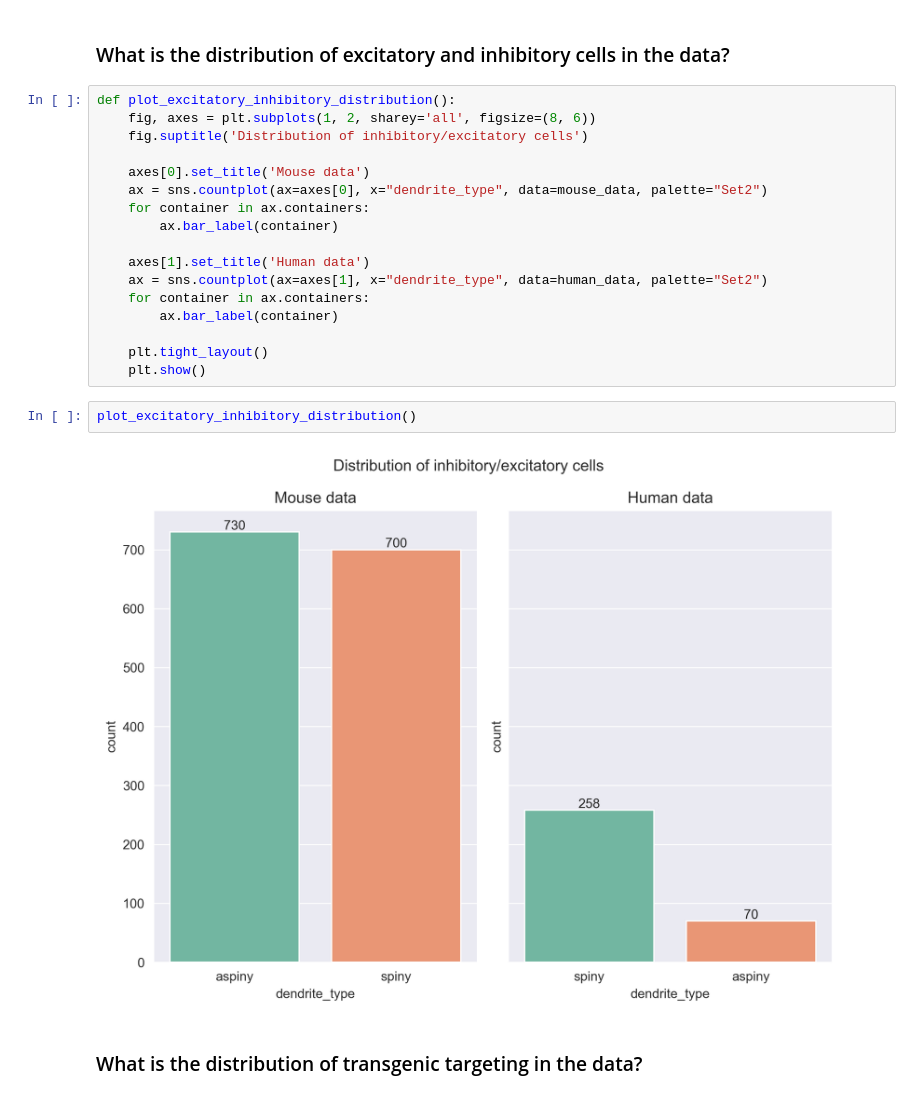
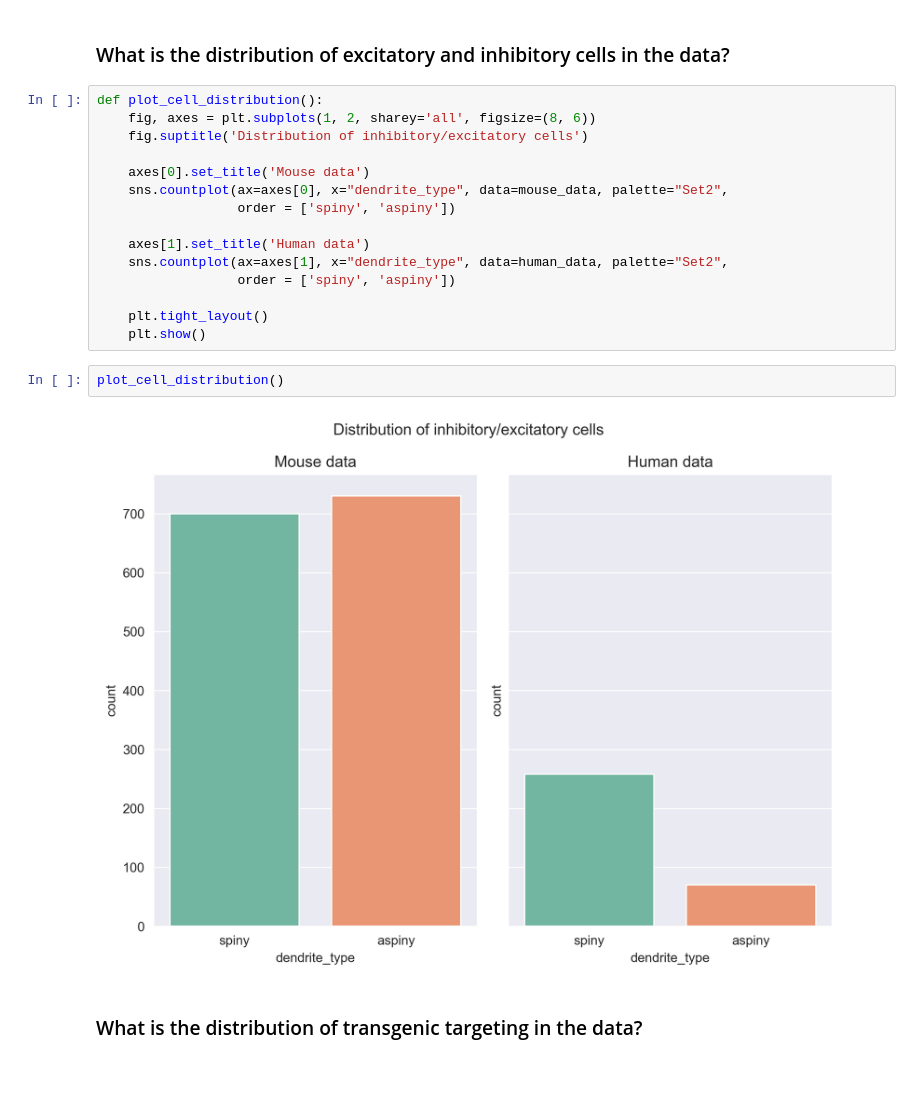
Before and after one commit to ofek181/Neuronal-Cell-Type-Classification, a Jupyter notebook: eda.ipynb, the cells around one changed output. Cells and saved outputs as stored; diff of their text form.

Commit message:
fixed order bug in spiny/aspiny plot

```diff
--- a/eda.ipynb
+++ b/eda.ipynb
@@ -74,26 +73,24 @@ plot_stimulation_and_response(sweep_data)
 # %% [markdown]
 ### What is the distribution of excitatory and inhibitory cells in the data?
 # %%
-def plot_excitatory_inhibitory_distribution():
+def plot_cell_distribution():
     fig, axes = plt.subplots(1, 2, sharey='all', figsize=(8, 6))
     fig.suptitle('Distribution of inhibitory/excitatory cells')
 
     axes[0].set_title('Mouse data')
-    ax = sns.countplot(ax=axes[0], x="dendrite_type", data=mouse_data, palette="Set2")
-    for container in ax.containers:
-        ax.bar_label(container)
+    sns.countplot(ax=axes[0], x="dendrite_type", data=mouse_data, palette="Set2",
+                  order = ['spiny', 'aspiny'])
 
     axes[1].set_title('Human data')
-    ax = sns.countplot(ax=axes[1], x="dendrite_type", data=human_data, palette="Set2")
-    for container in ax.containers:
-        ax.bar_label(container)
+    sns.countplot(ax=axes[1], x="dendrite_type", data=human_data, palette="Set2",
+                  order = ['spiny', 'aspiny'])
 
     plt.tight_layout()
     plt.show()
-# %%
-plot_excitatory_inhibitory_distribution()
-# %% [output]
-[figure, removed]
+# %%
+plot_cell_distribution()
+# %% [output]
+[figure, added]
 # %% [markdown]
 ### What is the distribution of transgenic targeting in the data?
 # %%
```
Also changed, not shown: parts of 4 cells of this notebook.
